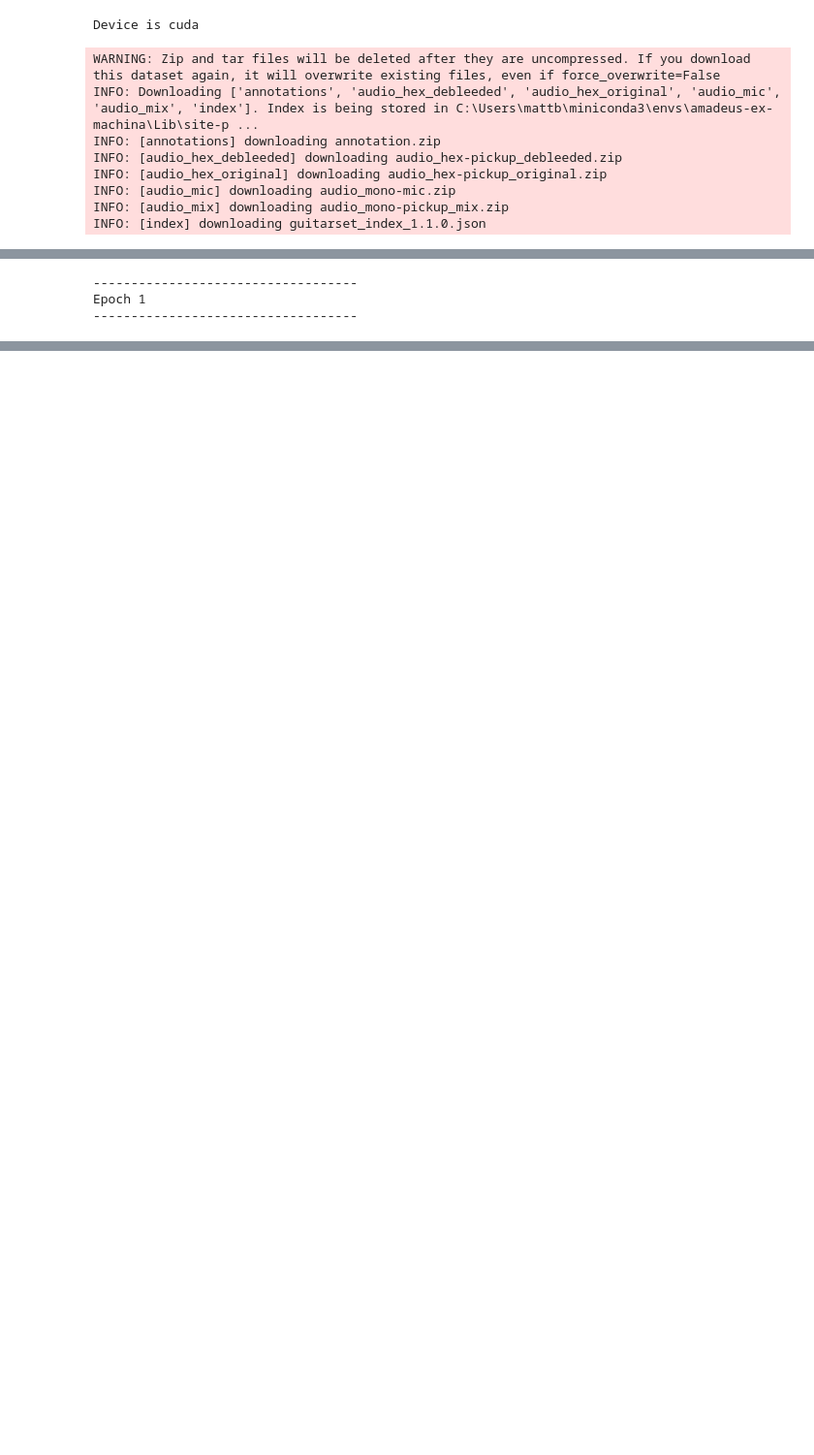
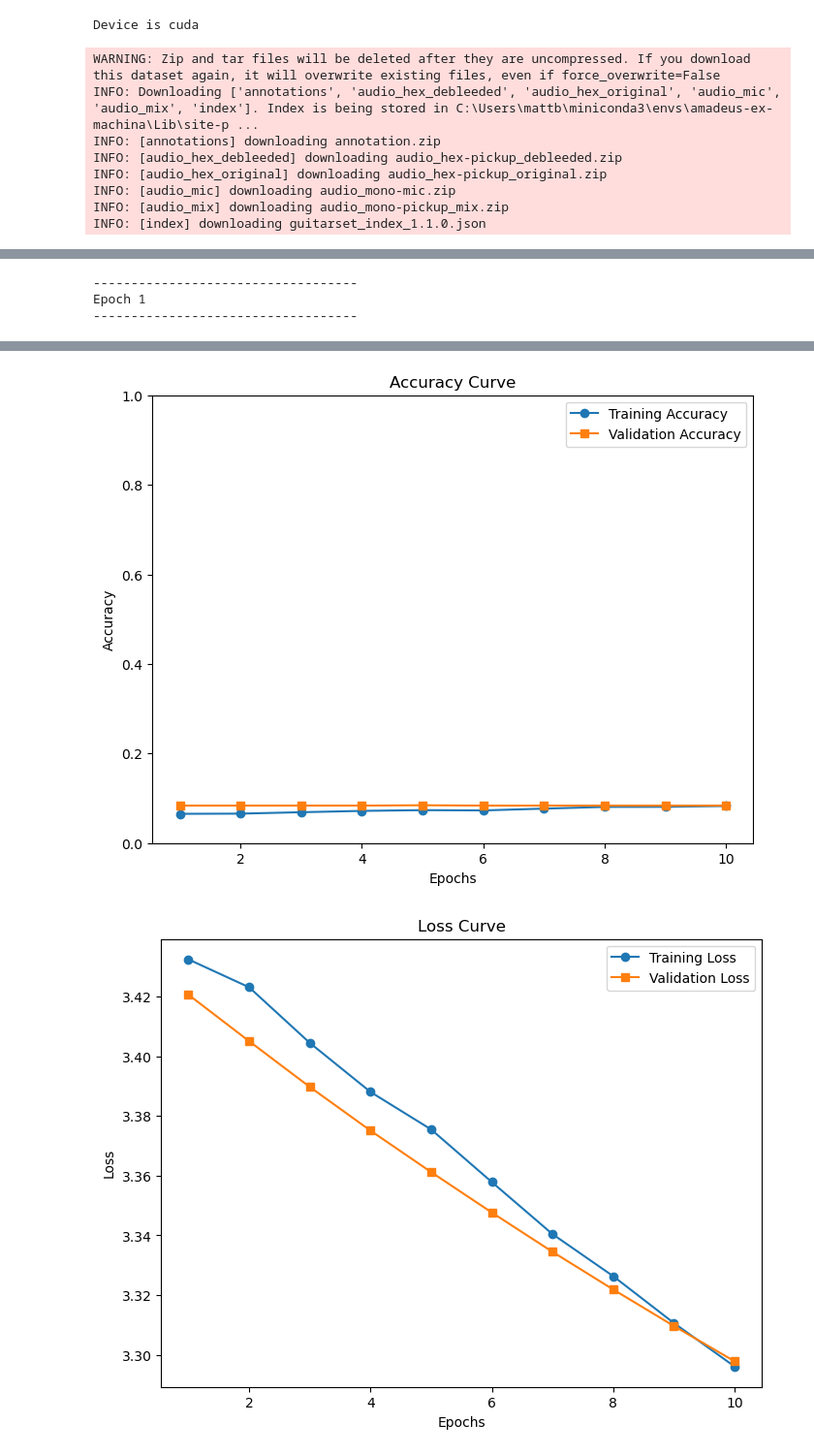
Before and after one commit to MLPD-CS7643/amadeus-ex-machina, a Jupyter notebook: notebooks/FourierCNN_run.ipynb, the cells around one changed output, grey strips where cells are left out. Shown at 97% size. Saved outputs shown, nothing was run; the diff lists cells and outputs as text; code cells hidden in the pictures; blank space fills up the shorter version.

Commit message:
Model param tests

```diff
--- a/notebooks/FourierCNN_run.ipynb
+++ b/notebooks/FourierCNN_run.ipynb
@@ -79,7 +88,7 @@ Number of classes: 3
 # %%
 from models.FourierS2S import FourierS2S
 
-model = FourierS2S(1024, 1024, 1024, 128, 128, num_classes, 4096, device)
+model = FourierS2S(512, 512, 512, 64, 64, num_classes, 4096, device)
 
 optimizer = optim.Adam(model.parameters(), lr=0.001)
 criterion = nn.CrossEntropyLoss()
@@ -94,7 +103,7 @@ fourierS2S_solver = Solver(
     scheduler=scheduler,
     train_dataloader=train_loader,
     valid_dataloader=test_loader,
-    batch_size=256,
+    batch_size=4096,
     epochs=10,
     device=device,
     early_stop_epochs=3,
@@ -153,0 +165,2 @@ Epoch 10
+[figure, added]
+[figure, added]
```
Also changed, not shown: parts of 3 cells of this notebook.
